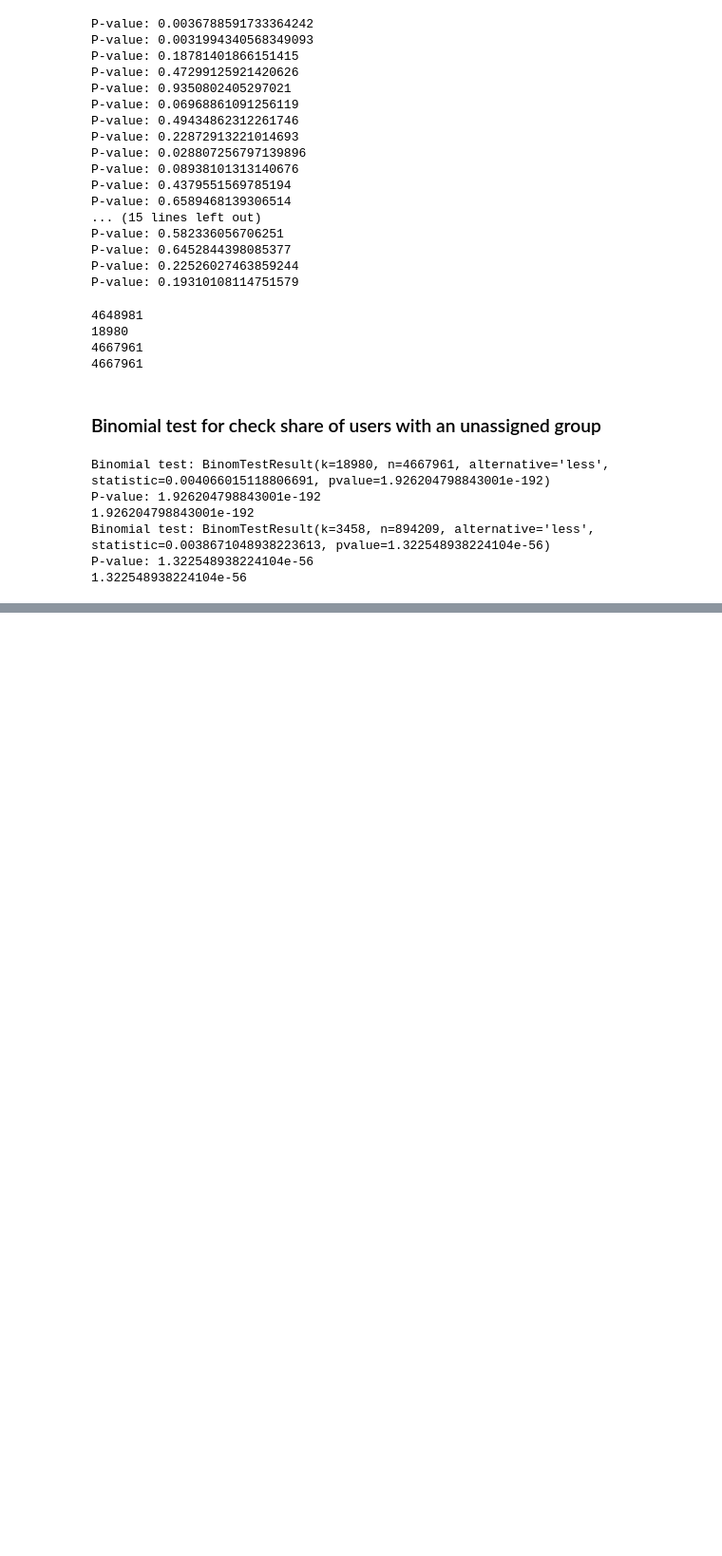
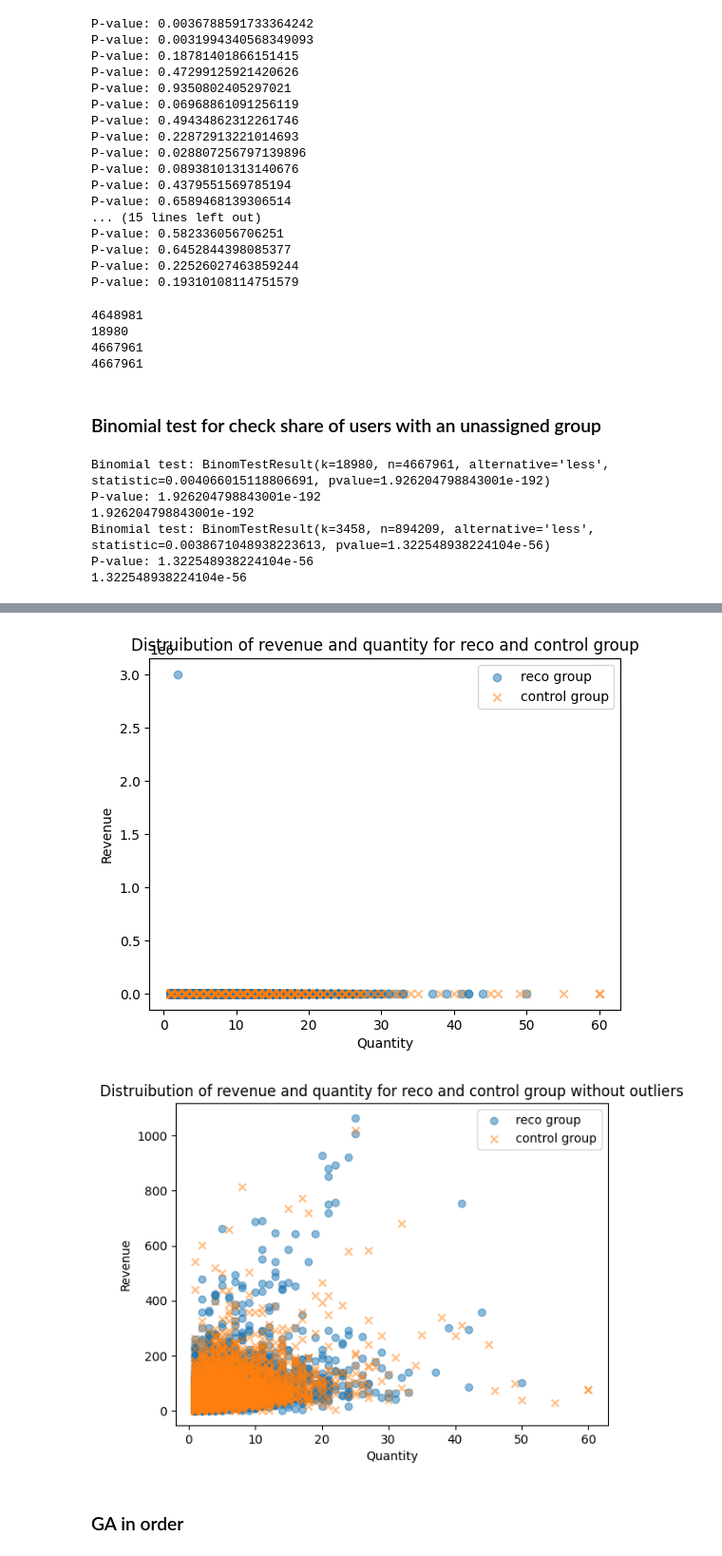
Before and after one commit to KlaraMartinaskova/notino, a Jupyter notebook: development_file.ipynb, the cells around one changed output, grey strips where cells are left out. Shown at 95% size. Cells and saved outputs as stored; diff of their text form; code cells hidden in the pictures; blank space fills up the shorter version.

```diff
--- a/development_file.ipynb
+++ b/development_file.ipynb
@@ -1280,0 +1325,30 @@ P-value: 1.322548938224104e-56
+# %%
+# Set of plots to compare the distribution of the data
+# plot relationship between quantity and revenue
+
+df_join = df_join_ne
+plt.scatter(df_join['quantity'][df_join['abUser']==1], df_join['revenue'][df_join['abUser']==1], alpha=0.5, marker='o')
+plt.scatter(df_join['quantity'][df_join['abUser']==2], df_join['revenue'][df_join['abUser']==2], alpha=0.5, marker = "x")
+plt.xlabel('Quantity')
+plt.ylabel('Revenue')
+plt.legend(['reco group', 'control group'])
+plt.title('Distruibution of revenue and quantity for reco and control group')
+plt.show()
+
+### detected outliner, which does not change the mean quantity result
+
+reco_max = df_join['revenue'][df_join['abUser']==1].idxmax()
+
+df_join_without_outliers = df_join.drop(reco_max)
+
+# Plot of distribution without outliers
+plt.scatter(df_join_without_outliers['quantity'][df_join_without_outliers['abUser']==1], df_join_without_outliers['revenue'][df_join_without_outliers['abUser']==1], alpha=0.5, marker='o')
+plt.scatter(df_join_without_outliers['quantity'][df_join_without_outliers['abUser']==2], df_join_without_outliers['revenue'][df_join_without_outliers['abUser']==2], alpha=0.5, marker = "x")
+plt.xlabel('Quantity')
+plt.ylabel('Revenue')
+plt.legend(['reco group', 'control group'])
+plt.title('Distruibution of revenue and quantity for reco and control group without outliers')
+plt.show()
+# %% [output]
+[figure, added]
+[figure, added]
@@ -1281 +1550,3 @@ P-value: 1.322548938224104e-56
+# %% [markdown]
+### GA in order
 # %%
```
Also changed, not shown: parts of 18 cells of this notebook, 1 other file.
